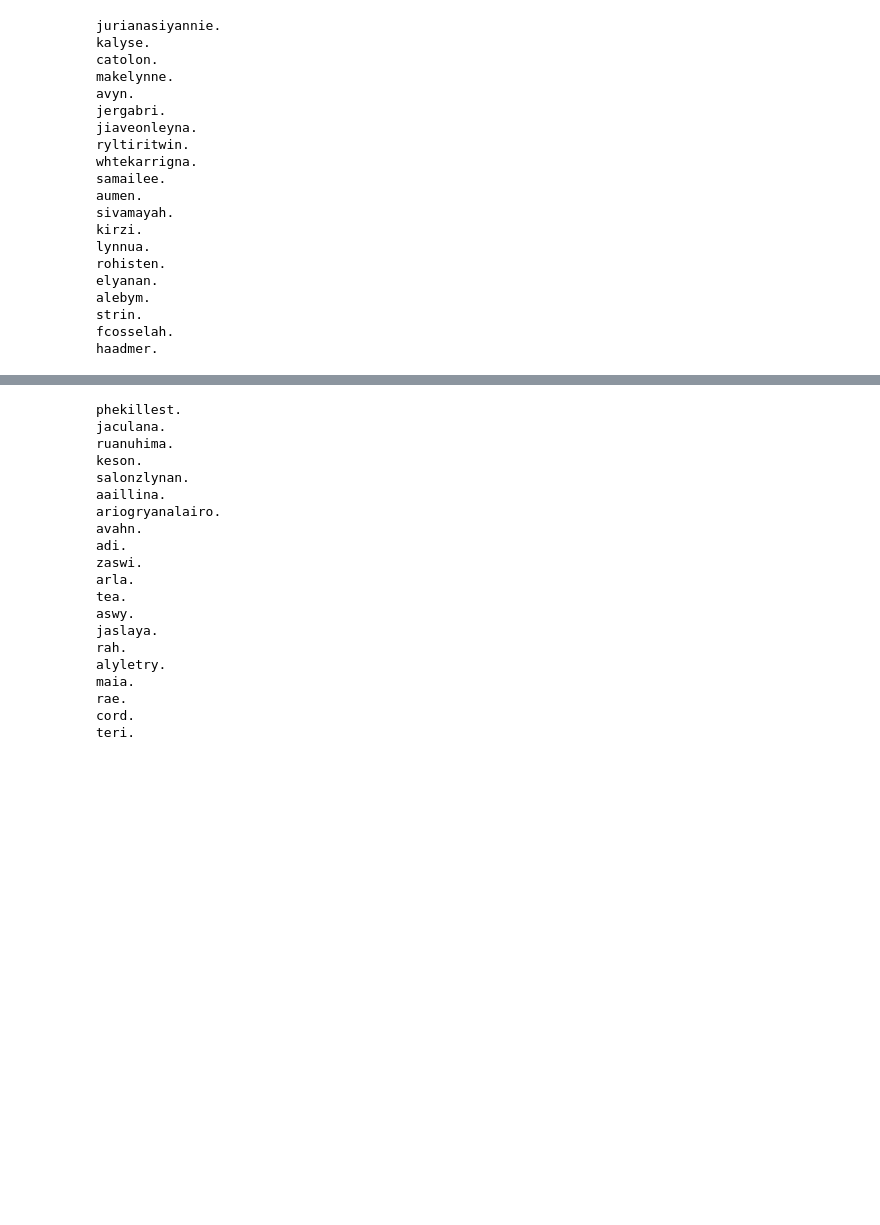
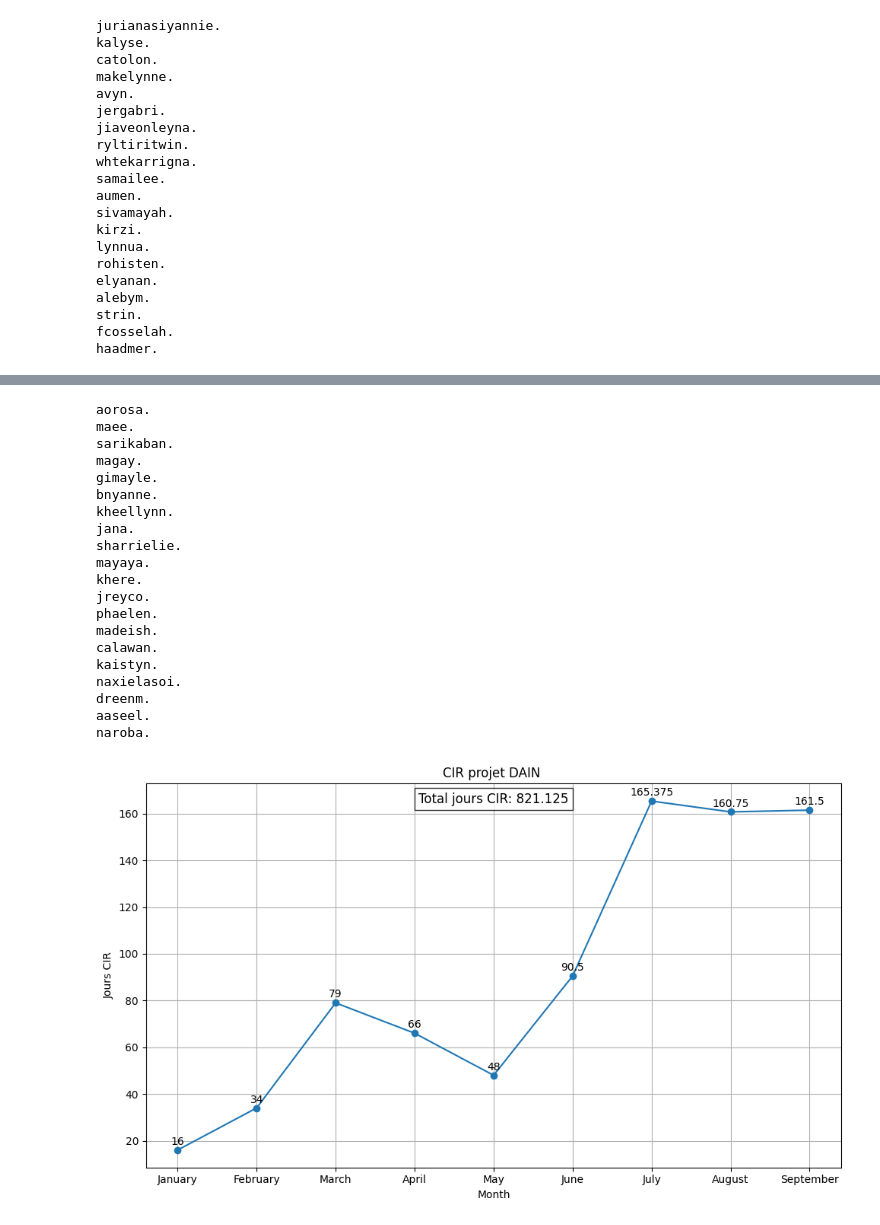
Before and after one commit to gitwail/OpenPortfolio, a Jupyter notebook: DeepLearning/Makemore.ipynb, the cells around one changed output, grey strips where cells are left out. Saved outputs shown, nothing was run; the diff lists cells and outputs as text; code cells hidden in the pictures; blank space fills up the shorter version.

```diff
--- a/DeepLearning/Makemore.ipynb
+++ b/DeepLearning/Makemore.ipynb
@@ -275,0 +290,10 @@ haadmer.
+# %%
+###### init #################
+vocab_size=27
+embedding_size=3
+n_hidden=100
+block_size=8
+
+Xtr,Ytr=build_dataset(names[:n1],block_size=block_size)
+Xdev,Ydev=build_dataset(names[n1:n2],block_size=block_size)
+Xtest,Ytest=build_dataset(names[n2:],block_size=block_size)
@@ -469,23 +507,49 @@ for _ in range(20):
 
     print("".join(name))
 # %% [output]
-phekillest.
-jaculana.
-ruanuhima.
-keson.
-salonzlynan.
-aaillina.
-ariogryanalairo.
-avahn.
-adi.
-zaswi.
-arla.
-tea.
-aswy.
-jaslaya.
-rah.
-alyletry.
-maia.
-rae.
-cord.
-teri.
+aorosa.
+maee.
+sarikaban.
+magay.
+gimayle.
+bnyanne.
+kheellynn.
+jana.
+sharrielie.
+mayaya.
+khere.
+jreyco.
+phaelen.
+madeish.
+calawan.
+kaistyn.
+naxielasoi.
+dreenm.
+aaseel.
+naroba.
+# %%
+import matplotlib.pyplot as plt
+
+# Data
+joursCIR = [16,34,79,66,48,90.5,165.375,160.75,161.5]
+
+# Months corresponding to the data points
+months = ['January', 'February', 'March', 'April', 'May', 'June', 'July', 'August', 'September']
+
+# Plotting the data
+plt.figure(figsize=(10, 6))
+plt.plot(months, joursCIR, marker='o', linestyle='-')
+plt.title('CIR projet DAIN ')
+plt.xlabel('Month')
+plt.ylabel('Jours CIR')
+plt.grid(True)
+plt.tight_layout()
+plt.text(0.5, 0.95, f'Total jours CIR: {sum(joursCIR)}', transform=plt.gca().transAxes, ha='center', fontsize=12, bbox=dict(facecolor='white', alpha=0.8))
+for i, value in enumerate(joursCIR):
+    plt.annotate(f'{value}', (months[i], value), textcoords="offset points", xytext=(0,5), ha='center')
+
+plt.tight_layout()
+# Display the plot
+plt.show()
+# %% [output]
+[figure, added]
```
Also changed, not shown: parts of 10 cells of this notebook, 4 other files.
